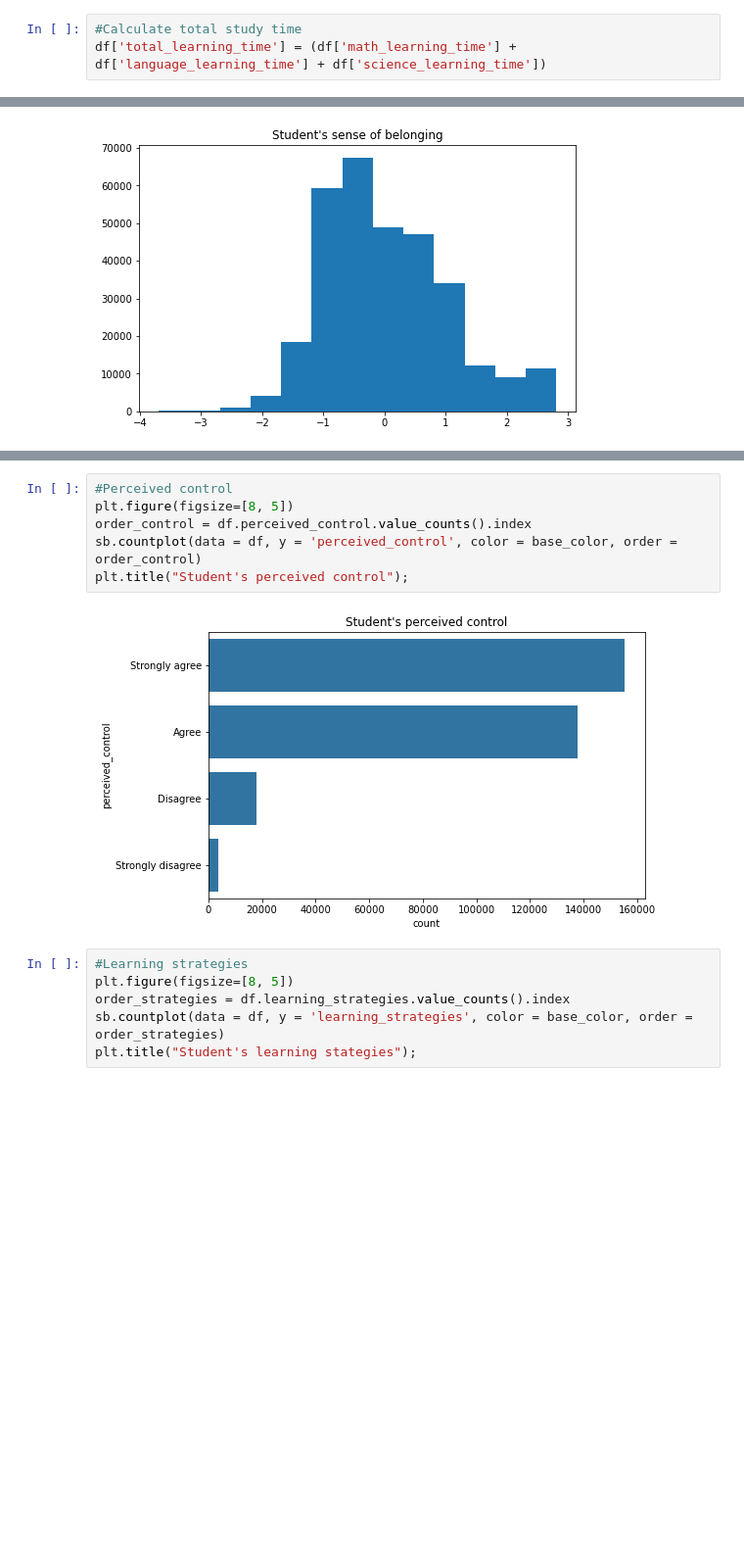
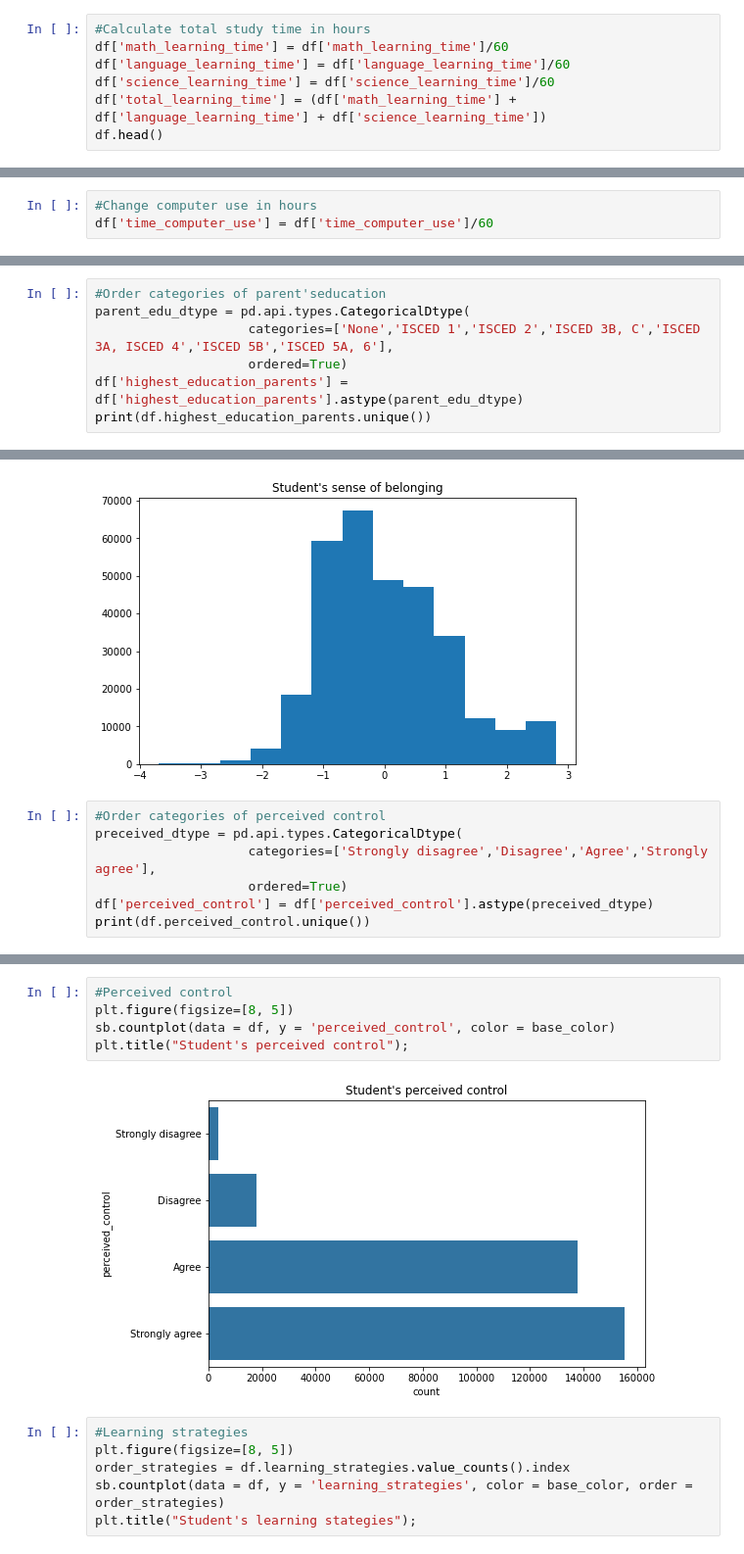
Before and after one commit to rubenvf/Comunicate-PISA-Findings, a Jupyter notebook: pisa_exploration.ipynb, the cells around one changed output, grey strips where cells are left out. Shown at 98% size. Cells and saved outputs as stored; diff of their text form; blank space fills up the shorter version.

```diff
--- a/pisa_exploration.ipynb
+++ b/pisa_exploration.ipynb
@@ -127,6 +127,10 @@ The scores of the three disciplines present a normal distribution with an overal
 # %% [markdown]
 ### Time
 # %%
-#Calculate total study time
+#Calculate total study time in hours
+df['math_learning_time'] = df['math_learning_time']/60
+df['language_learning_time'] = df['language_learning_time']/60
+df['science_learning_time'] = df['science_learning_time']/60
 df['total_learning_time'] = (df['math_learning_time'] + df['language_learning_time'] + df['science_learning_time'])
+df.head()
 # %% [output]
@@ -169,2 +195,5 @@ plt.show()
 # %% [markdown]
 The study time distributions in mathematics and reading show roughly a normal centred distribution between 200 and 300 minutes of study per week. In the case of study time in science, a bimodal distribution is observed with a smaller peak near 100 minutes per week and a larger peak between 200 and 300 minutes of learning per week.
+# %%
+#Change computer use in hours
+df['time_computer_use'] = df['time_computer_use']/60
@@ -220,3 +254,10 @@ plt.show()
 [figure]
 # %% [markdown]
 The vast majority of students, 83.9%, come from a two-parent family, while those who have grown up in a single-parent family or without parents account for 13.6% and 2.5%, respectively.
+# %%
+#Order categories of parent'seducation
+parent_edu_dtype = pd.api.types.CategoricalDtype(
+                    categories=['None','ISCED 1','ISCED 2','ISCED 3B, C','ISCED 3A, ISCED 4','ISCED 5B','ISCED 5A, 6'],
+                    ordered=True)
+df['highest_education_parents'] = df['highest_education_parents'].astype(parent_edu_dtype)
+print(df.highest_education_parents.unique())
@@ -329,3 +377,10 @@ plt.hist(data = df, x = 'sense_belonging', bins = bins)
 plt.title("Student's sense of belonging");
 # %% [output]
 [figure]
+# %%
+#Order categories of perceived control
+preceived_dtype = pd.api.types.CategoricalDtype(
+                    categories=['Strongly disagree','Disagree','Agree','Strongly agree'],
+                    ordered=True)
+df['perceived_control'] = df['perceived_control'].astype(preceived_dtype)
+print(df.perceived_control.unique())
@@ -332,11 +395,10 @@ plt.title("Student's sense of belonging");
 # %%
 #Perceived control
 plt.figure(figsize=[8, 5])
-order_control = df.perceived_control.value_counts().index
-sb.countplot(data = df, y = 'perceived_control', color = base_color, order = order_control)
+sb.countplot(data = df, y = 'perceived_control', color = base_color)
 plt.title("Student's perceived control");
 # %% [output]
-[figure, old version]
+[figure, new version]
 # %%
 #Learning strategies
 plt.figure(figsize=[8, 5])
```
Also changed, not shown: parts of 23 cells of this notebook.
